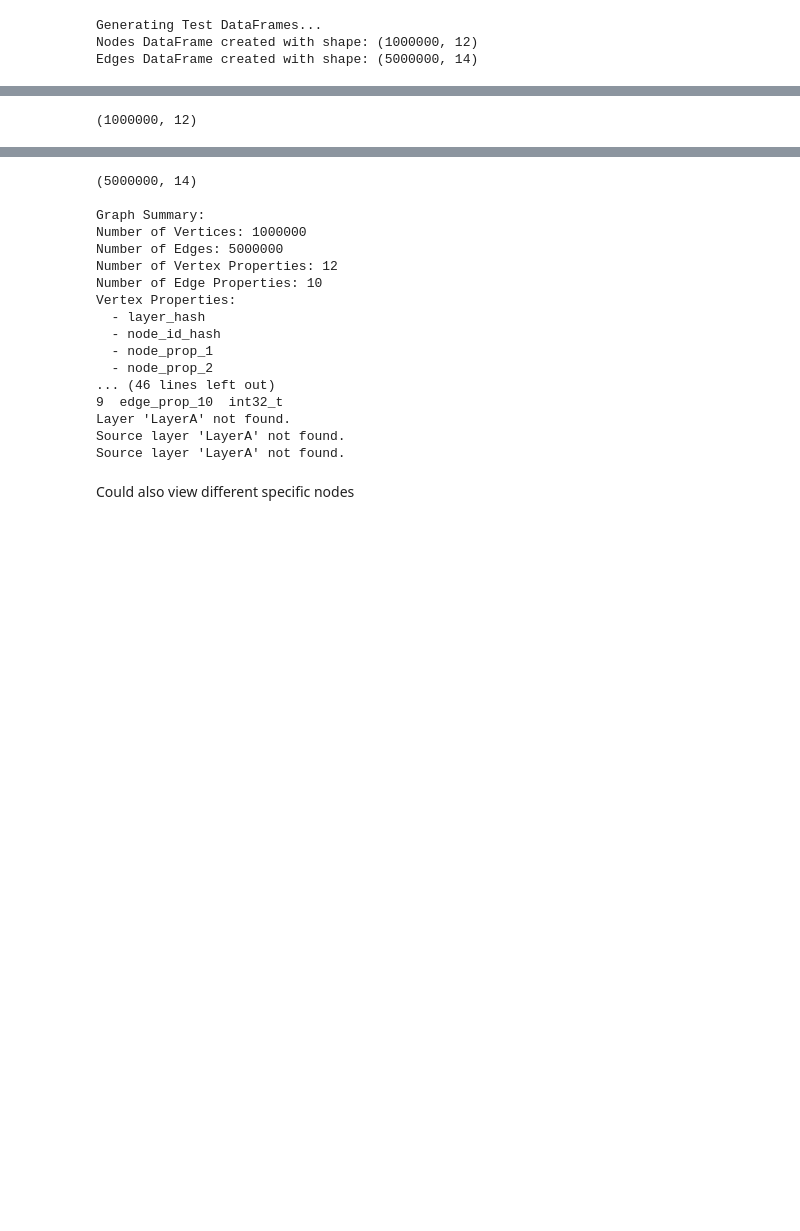
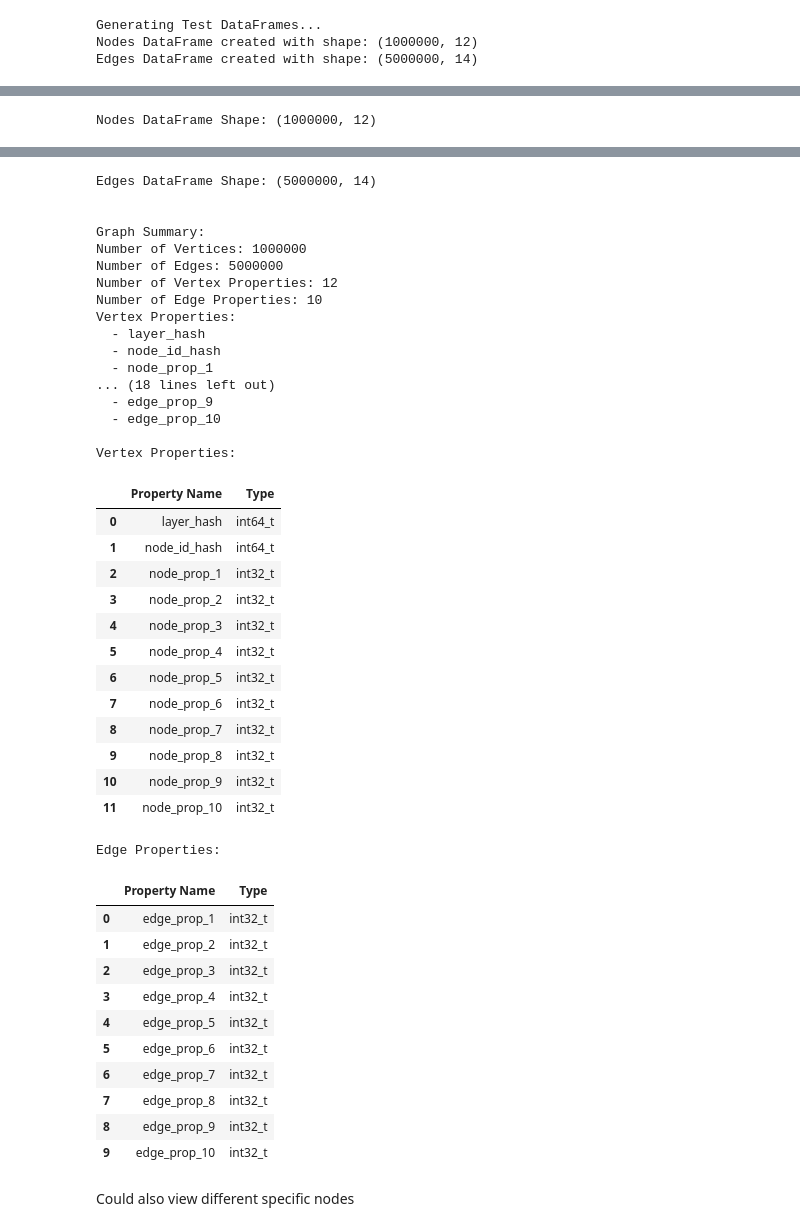
Before and after one commit to saezlab/lipinet, a Jupyter notebook: notebooks/scaleup.ipynb, the cells around one changed output, grey strips where cells are left out. Drawn from its saved outputs; the diff is of its cells as text; code cells hidden in the pictures; blank space fills up the shorter version.

Commit message:
Added integrated grow_onion method within superonion class and updated scaleup notebook to make use of it

```diff
--- a/notebooks/scaleup.ipynb
+++ b/notebooks/scaleup.ipynb
@@ -327,43 +298,68 @@ Generating Test DataFrames...
 Nodes DataFrame created with shape: (1000000, 12)
 Edges DataFrame created with shape: (5000000, 14)
 # %%
-run_scaleup_test(df_nodes=df_nodes_medium,
-                 df_edges=df_edges_medium,
-                 onion_object=superonion_medium,
-                 node_prop_cols=node_props,
-                 edge_prop_cols=edge_props,
-                 drop_na=True)
+superonion_medium.grow_onion(df_nodes=df_nodes_medium,
+                            df_edges=df_edges_medium,
+                            node_prop_cols=node_props,
+                            edge_prop_cols=edge_props,
+                            drop_na=True,
+                            drop_duplicates=False)
 # %% [output]
 |  | node_id | layer | node_prop_1 | node_prop_2 | node_prop_3 | node_prop_4 | node_prop_5 | node_prop_6 | ... |
 | 0 | node1 | Layer_D | 284 | 1197 | 2874 | 3725 | 4703 | 858.844849 | ... |
 | 1 | node2 | Layer_E | 430 | 1935 | 2388 | 3276 | 4325 | 756.825623 | ... |
 | 2 | node3 | Layer_C | 945 | 1212 | 2511 | 3574 | 4261 | 94.367973 | ... |
 | 3 | node4 | Layer_E | 405 | 1977 | 2728 | 3287 | 4040 | 412.188324 | ... |
 | 4 | node5 | Layer_E | 739 | 1741 | 2052 | 3515 | 4850 | 969.274231 | ... |
-(1000000, 12)
+Nodes DataFrame Shape: (1000000, 12)
 |  | source_id | source_layer | target_id | target_layer | edge_prop_1 | edge_prop_2 | edge_prop_3 | edge_prop_4 | ... |
 | 0 | node206252 | Layer_A | node860662 | Layer_A | 99 | 156 | 207 | 315 | ... |
 | 1 | node639425 | Layer_D | node509845 | Layer_E | 71 | 159 | 277 | 307 | ... |
 | 2 | node93648 | Layer_C | node992976 | Layer_D | 19 | 128 | 208 | 371 | ... |
 | 3 | node566658 | Layer_C | node419108 | Layer_E | 47 | 149 | 253 | 379 | ... |
 | 4 | node512068 | Layer_B | node822872 | Layer_D | 95 | 163 | 247 | 368 | ... |
-(5000000, 14)
+Edges DataFrame Shape: (5000000, 14)
+
 
 Graph Summary:
 Number of Vertices: 1000000
 Number of Edges: 5000000
 Number of Vertex Properties: 12
 Number of Edge Properties: 10
 Vertex Properties:
   - layer_hash
   - node_id_hash
   - node_prop_1
-  - node_prop_2
-... (46 lines left out)
-9  edge_prop_10  int32_t
-Layer 'LayerA' not found.
-Source layer 'LayerA' not found.
-Source layer 'LayerA' not found.
+... (18 lines left out)
+  - edge_prop_9
+  - edge_prop_10
+
+Vertex Properties:
+|  | Property Name | Type |
+| 0 | layer_hash | int64_t |
+| 1 | node_id_hash | int64_t |
+| 2 | node_prop_1 | int32_t |
+| 3 | node_prop_2 | int32_t |
+| 4 | node_prop_3 | int32_t |
+| 5 | node_prop_4 | int32_t |
+| 6 | node_prop_5 | int32_t |
+| 7 | node_prop_6 | int32_t |
+| 8 | node_prop_7 | int32_t |
+| 9 | node_prop_8 | int32_t |
+| 10 | node_prop_9 | int32_t |
+| 11 | node_prop_10 | int32_t |
+Edge Properties:
+|  | Property Name | Type |
+| 0 | edge_prop_1 | int32_t |
+| 1 | edge_prop_2 | int32_t |
+| 2 | edge_prop_3 | int32_t |
+| 3 | edge_prop_4 | int32_t |
+| 4 | edge_prop_5 | int32_t |
+| 5 | edge_prop_6 | int32_t |
+| 6 | edge_prop_7 | int32_t |
+| 7 | edge_prop_8 | int32_t |
+| 8 | edge_prop_9 | int32_t |
+| 9 | edge_prop_10 | int32_t |
 # %% [markdown]
 Could also view different specific nodes
 # %%
```
Also changed, not shown: parts of 13 cells of this notebook, 1 other file.
